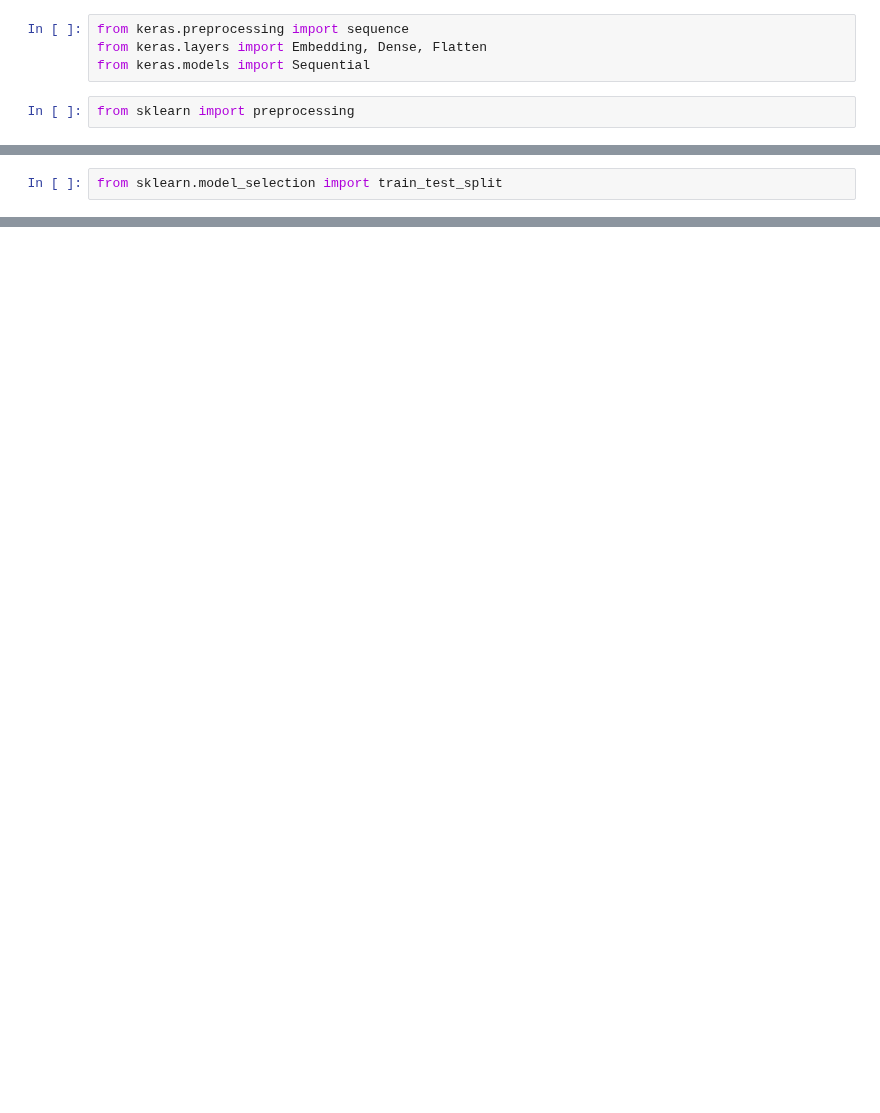
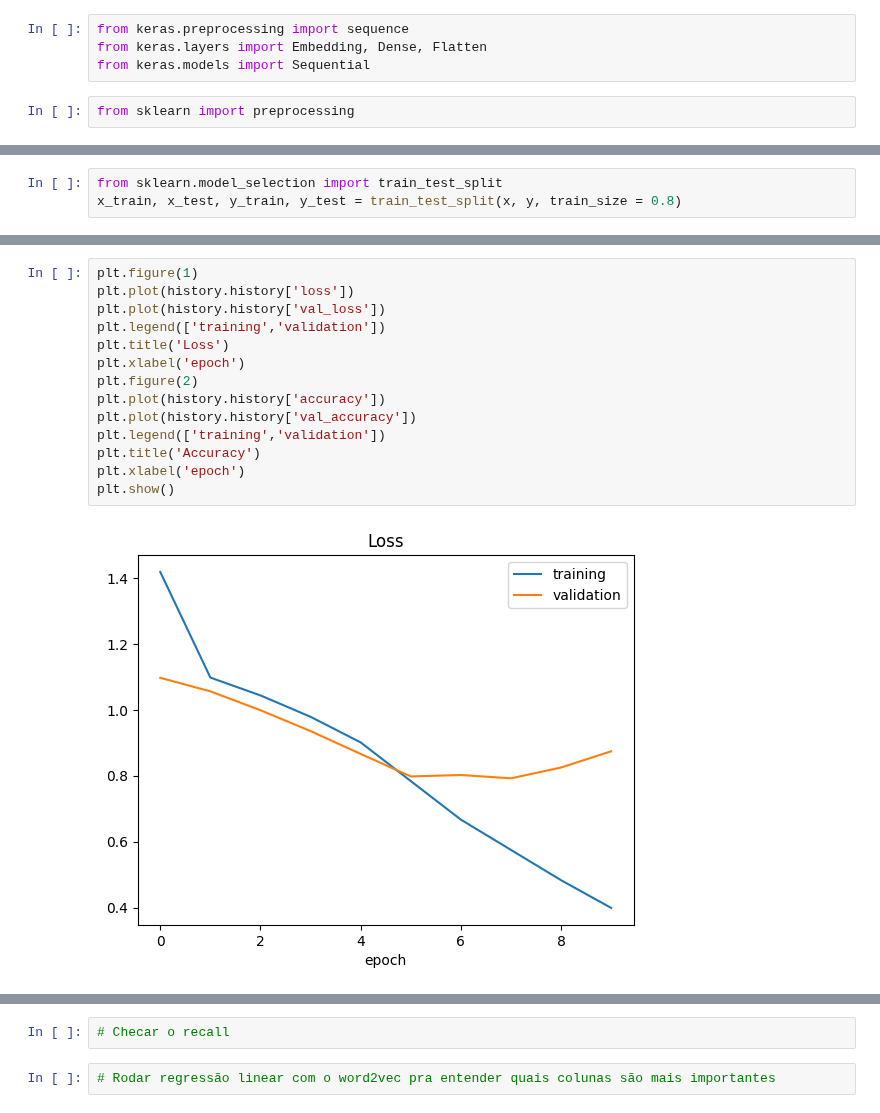
Before and after one commit to 2023M6T4-Inteli/Projeto4, a Jupyter notebook: src/embedding_layers.ipynb, the cells around one changed output, grey strips where cells are left out. Drawn from its saved outputs; the diff is of its cells as text; blank space fills up the shorter version.

```diff
--- a/src/embedding_layers.ipynb
+++ b/src/embedding_layers.ipynb
@@ -33,2 +92,3 @@ df_cbow.head(5)
 # %%
 from sklearn.model_selection import train_test_split
+x_train, x_test, y_train, y_test = train_test_split(x, y, train_size = 0.8)
@@ -83,0 +203,16 @@ y_pred = model.predict(X_test)
+# %%
+plt.figure(1)
+plt.plot(history.history['loss'])
+plt.plot(history.history['val_loss'])
+plt.legend(['training','validation'])
+plt.title('Loss')
+plt.xlabel('epoch')
+plt.figure(2)
+plt.plot(history.history['accuracy'])
+plt.plot(history.history['val_accuracy'])
+plt.legend(['training','validation'])
+plt.title('Accuracy')
+plt.xlabel('epoch')
+plt.show()
+# %% [output]
+[figure, added]
@@ -83,0 +220,4 @@ y_pred = model.predict(X_test)
+# %%
+# Checar o recall
+# %%
+# Rodar regressão linear com o word2vec pra entender quais colunas são mais importantes
```
Also changed, not shown: parts of 28 cells of this notebook.
